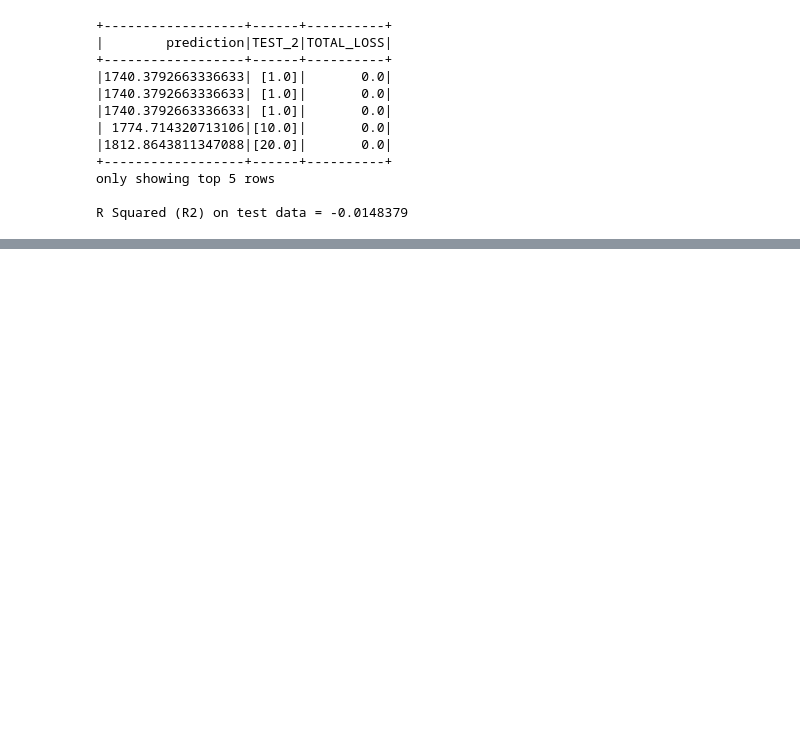
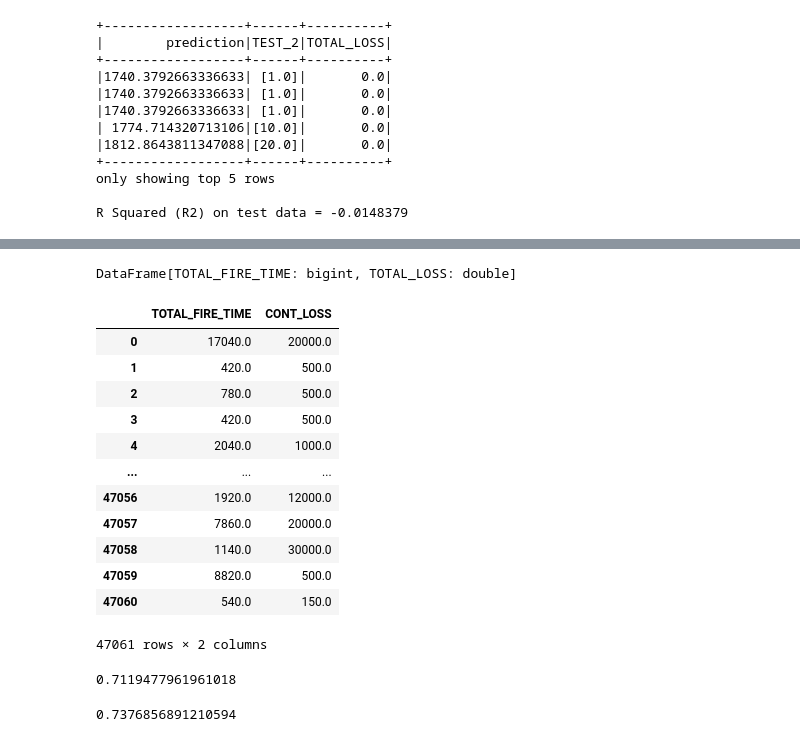
Before and after one commit to abhiman23897/fire-hazard-analytics, a Jupyter notebook: analysis.ipynb, the cells around one changed output, grey strips where cells are left out. Drawn from its saved outputs; the diff is of its cells as text; code cells hidden in the pictures; blank space fills up the shorter version.

```diff
--- a/analysis.ipynb
+++ b/analysis.ipynb
@@ -359,0 +384,12 @@ R Squared (R2) on test data = -0.0148379
+# %%
+# Formatting datetime columns
+basic_time_module_df2 = basic_module_df.withColumn("ALARM_TIME", F.to_timestamp("ALARM","MMddyyyyHHmm")).withColumn("CONT_TIME", F.to_timestamp("INC_CONT","MMddyyyyHHmm")).withColumn("ARV_TIME", F.to_timestamp("ARRIVAL","MMddyyyyHHmm"))
+# %%
+total_time_loss = total_loss.join(basic_time_module_df2, total_loss.INCIDENT_KEY == basic_time_module_df2.INCIDENT_KEY)
+# %%
+# Finding Civilian Casualty vs. Total Fire Time(in seconds)
+total_fire_time_df2 = total_time_loss.withColumn("TOTAL_FIRE_TIME", total_time_loss.CONT_TIME.cast("long") - total_time_loss.ALARM_TIME.cast("long"))
+# %%
+total_fire_time_df2.select(["TOTAL_FIRE_TIME","TOTAL_LOSS"])
+# %% [output]
+DataFrame[TOTAL_FIRE_TIME: bigint, TOTAL_LOSS: double]
@@ -359,0 +403,22 @@ R Squared (R2) on test data = -0.0148379
+# %%
+test = total_fire_time_df2.na.drop(subset=(["TOTAL_FIRE_TIME","CONT_LOSS"])).filter(total_fire_time_df2.TOTAL_FIRE_TIME>0).filter(total_fire_time_df2.CONT_LOSS>0).select(["TOTAL_FIRE_TIME","CONT_LOSS"]).toPandas().astype('float')
+# %%
+display(test)
+# %% [output]
+|  | TOTAL_FIRE_TIME | CONT_LOSS |
+| 0 | 17040.0 | 20000.0 |
+| 1 | 420.0 | 500.0 |
+| 2 | 780.0 | 500.0 |
+| 3 | 420.0 | 500.0 |
+| 4 | 2040.0 | 1000.0 |
+| ... | ... | ... |
+| 47056 | 1920.0 | 12000.0 |
+| 47057 | 7860.0 | 20000.0 |
+| 47058 | 1140.0 | 30000.0 |
+| 47059 | 8820.0 | 500.0 |
+| 47060 | 540.0 | 150.0 |
+47061 rows × 2 columns
+# %%
+test["TOTAL_FIRE_TIME"].corr(test["CONT_LOSS"])
+# %% [output]
+0.7119477961961018
@@ -359,0 +427,5 @@ R Squared (R2) on test data = -0.0148379
+# %%
+test2 = time_loss_predict_df.toPandas().astype('float')
+test2["TOTAL_FIRE_TIME"].corr(test2["AVG_LOSS"])
+# %% [output]
+0.7376856891210594
```
Also changed, not shown: parts of 32 cells of this notebook.
